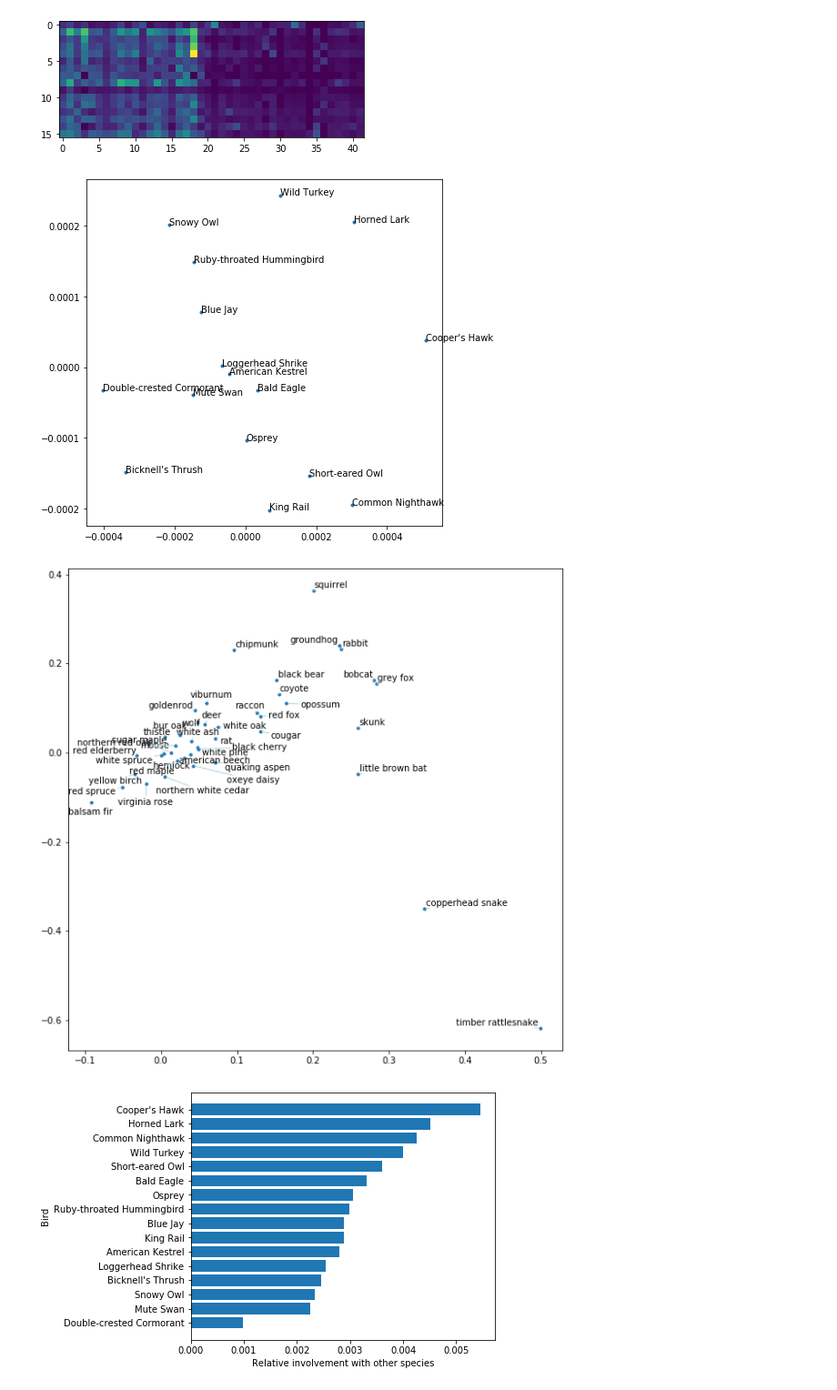
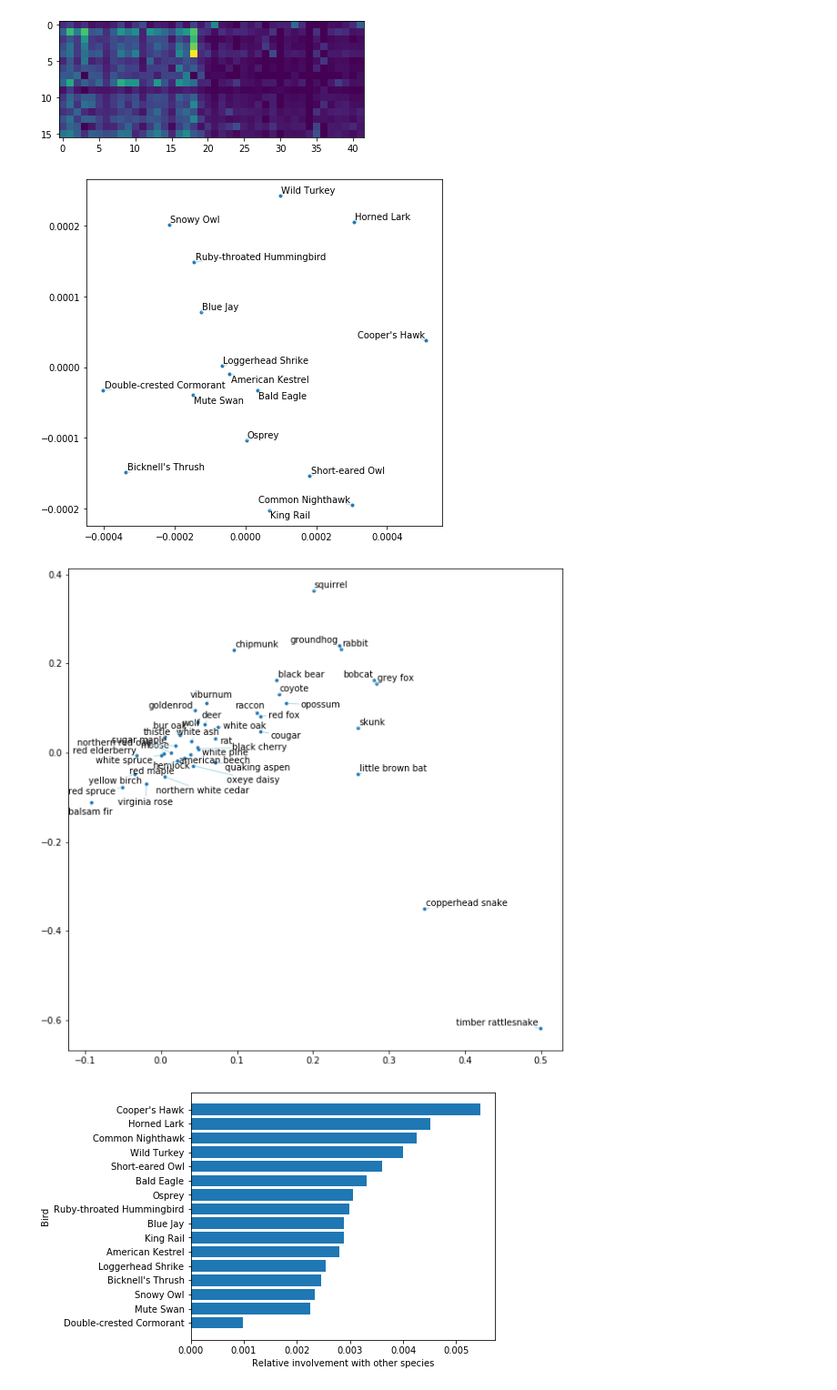
Before and after one commit to khakhalin/Sketches, a Jupyter notebook: sproj_liam/birds_literature.ipynb, the cells around one changed output. Shown at 91% size. Cells and saved outputs as stored; diff of their text form; code cells hidden in the pictures.

```diff
--- a/sproj_liam/birds_literature.ipynb
+++ b/sproj_liam/birds_literature.ipynb
@@ -80,28 +80,28 @@ plt.imshow(p1.T);
 # %%
 # Let's try to classify birds based on their associations
 # (honestly, not a very successful attempt)
 
-def draw_labels(xy, texts):
-    return [plt.text(xy[i,0], xy[i,1], val) for i,val in enumerate(texts)]
+def draw_labels(xy, texts, adjust=False):
+    texts = [plt.text(xy[i,0], xy[i,1], val) for i,val in enumerate(texts)]
+    if adjust:
+        # Next line may be slow if you have lots of points:
+        adjust_text(texts, arrowprops=dict(arrowstyle='-', color='lightblue'))
+        # Read here if it doesn't work at all: https://github.com/Phlya/adjustText
 
 pca = decomposition.PCA(n_components=2)
 pca.fit(p1.T)
 scores = pca.transform(p1.T)
 
 plt.figure(figsize=(7, 7))
 plt.plot(scores[:,0], scores[:,1], '.');
-draw_labels(scores, df_birds.name)
+draw_labels(scores, df_birds.name, adjust=True)
 
 plt.figure(figsize=(10,10))
 loadings = pca.inverse_transform(np.array(np.eye(2))).T
 plt.plot(loadings[:,0], loadings[:,1], '.');
-texts = draw_labels(loadings, df_species.name);
-
-# Next line take a while to run. Comment it out if it is too slow:
-adjust_text(texts,  arrowprops=dict(arrowstyle='-', color='lightblue'));
-# Read here if it doesn't work at all: https://github.com/Phlya/adjustText
+draw_labels(loadings, df_species.name, adjust=True);
 # %% [output]
-[figure, old version]
+[figure, new version]
 [figure]
 # %%
 # Sort birds by the level of their involvement with all species
```
Also changed, not shown: parts of 4 cells of this notebook.
